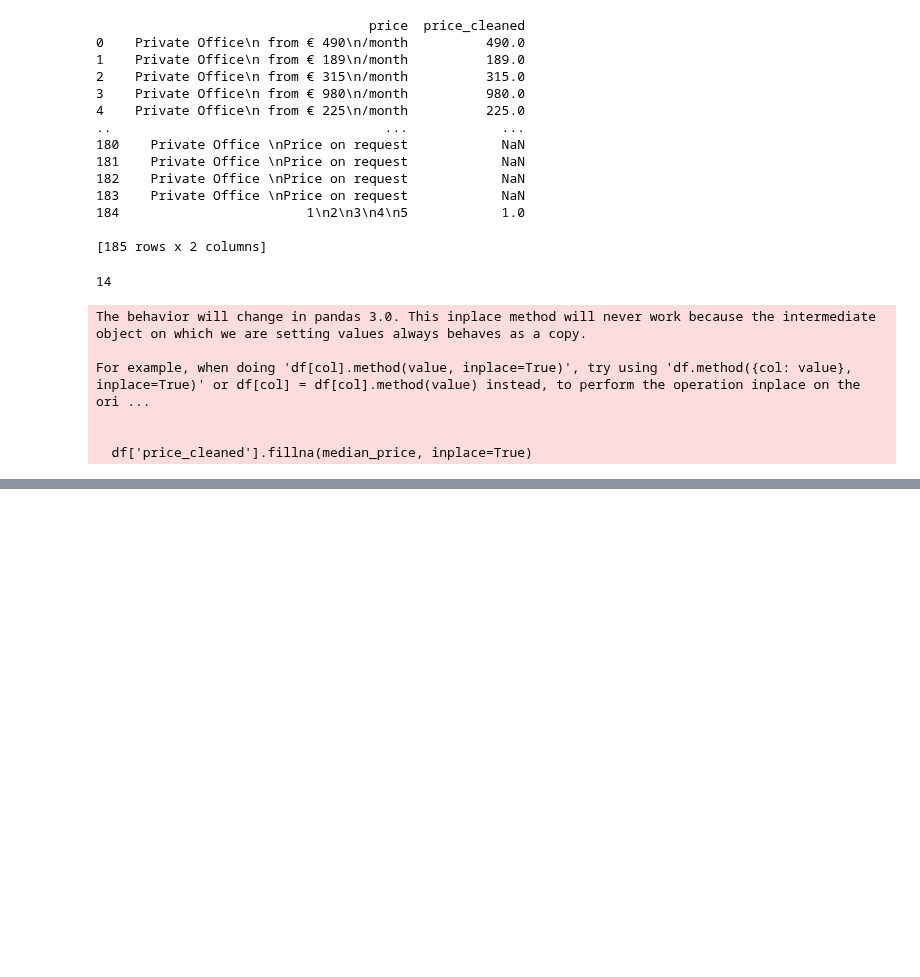
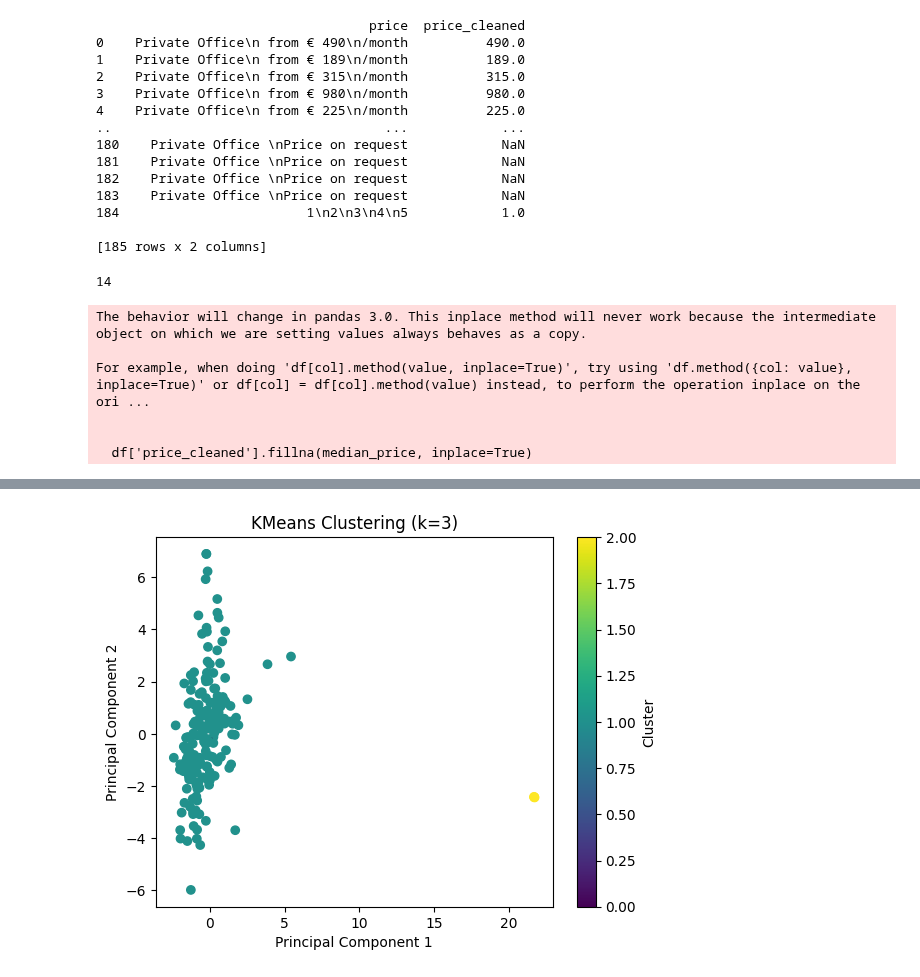
Before and after one commit to GabrielFersPin/Coworking, a Jupyter notebook: src/data_processing/madrid_overview_analysis.ipynb, the cells around one changed output, grey strips where cells are left out. Cells and saved outputs as stored; diff of their text form; code cells hidden in the pictures; blank space fills up the shorter version.

```diff
--- a/src/data_processing/madrid_overview_analysis.ipynb
+++ b/src/data_processing/madrid_overview_analysis.ipynb
@@ -265,7 +224,0 @@ plt.show()
-# %%
-optimal_k = 13  # Choose based on elbow method
-
-kmeans = KMeans(n_clusters=optimal_k, random_state=42, n_init=10)
-df['cluster'] = kmeans.fit_predict(X_combined)
-
-print(df[['name', 'price_cleaned', 'cluster']].head())  # Show results
@@ -299,0 +285,18 @@ plt.show()
+# %%
+optimal_k = 3  # Replace with the value you find from the elbow plot
+kmeans = KMeans(n_clusters=optimal_k, random_state=42)
+kmeans_labels = kmeans.fit_predict(X_reduced)  # Apply KMeans on the reduced features
+
+# Step 3: Visualize the clusters using PCA (first two components)
+pca = PCA(n_components=2)  # Reduce to two dimensions for visualization
+X_pca = pca.fit_transform(X_reduced)  # Project the reduced data to 2D space
+
+# Plot the clustering result
+plt.scatter(X_pca[:, 0], X_pca[:, 1], c=kmeans_labels, cmap='viridis', marker='o')
+plt.title(f'KMeans Clustering (k={optimal_k})')
+plt.xlabel('Principal Component 1')
+plt.ylabel('Principal Component 2')
+plt.colorbar(label='Cluster')
+plt.show()
+# %% [output]
+[figure, added]
```
Also changed, not shown: parts of 19 cells of this notebook, 13 other files.
